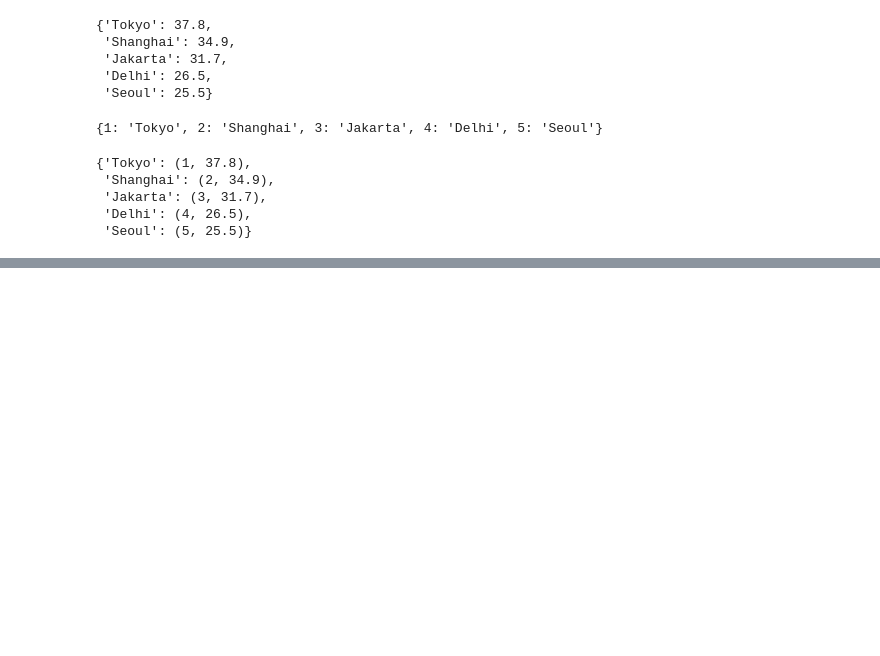
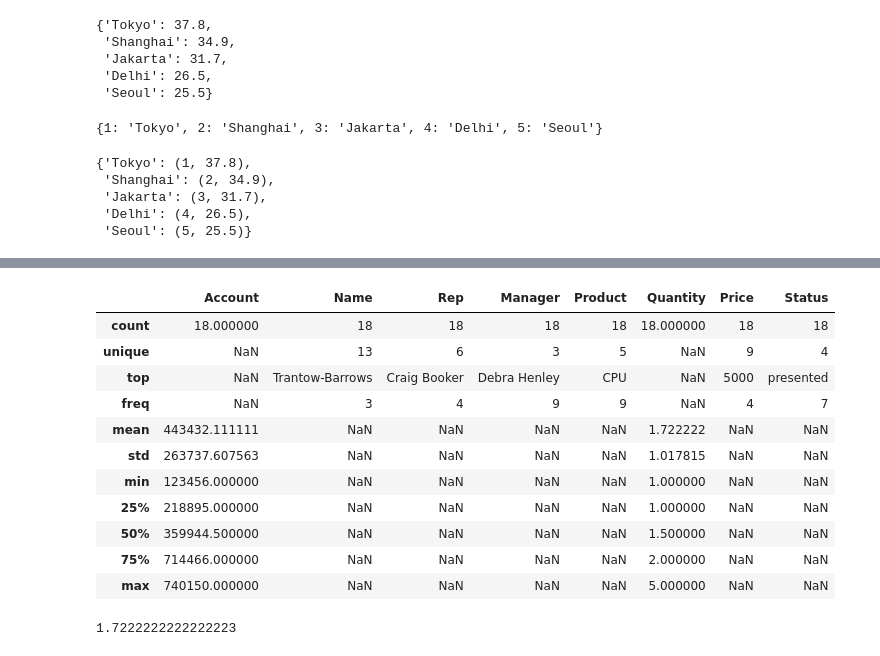
Before and after one commit to OmarInCS/data-analysis-visulization-python, a Jupyter notebook: demo.ipynb, the cells around one changed output, grey strips where cells are left out. Drawn from its saved outputs; the diff is of its cells as text; code cells hidden in the pictures; blank space fills up the shorter version.

```diff
--- a/demo.ipynb
+++ b/demo.ipynb
@@ -457,0 +865,19 @@ postcodes
+# %%
+data.describe(include="all")
+# %% [output]
+|  | Account | Name | Rep | Manager | Product | Quantity | Price | Status |
+| count | 18.000000 | 18 | 18 | 18 | 18 | 18.000000 | 18 | 18 |
+| unique | NaN | 13 | 6 | 3 | 5 | NaN | 9 | 4 |
+| top | NaN | Trantow-Barrows | Craig Booker | Debra Henley | CPU | NaN | 5000 | presented |
+| freq | NaN | 3 | 4 | 9 | 9 | NaN | 4 | 7 |
+| mean | 443432.111111 | NaN | NaN | NaN | NaN | 1.722222 | NaN | NaN |
+| std | 263737.607563 | NaN | NaN | NaN | NaN | 1.017815 | NaN | NaN |
+| min | 123456.000000 | NaN | NaN | NaN | NaN | 1.000000 | NaN | NaN |
+| 25% | 218895.000000 | NaN | NaN | NaN | NaN | 1.000000 | NaN | NaN |
+| 50% | 359944.500000 | NaN | NaN | NaN | NaN | 1.500000 | NaN | NaN |
+| 75% | 714466.000000 | NaN | NaN | NaN | NaN | 2.000000 | NaN | NaN |
+| max | 740150.000000 | NaN | NaN | NaN | NaN | 5.000000 | NaN | NaN |
+# %%
+data["Quantity"].mean()
+# %% [output]
+1.7222222222222223
```
Also changed, not shown: parts of 52 cells of this notebook, 6 other files.
